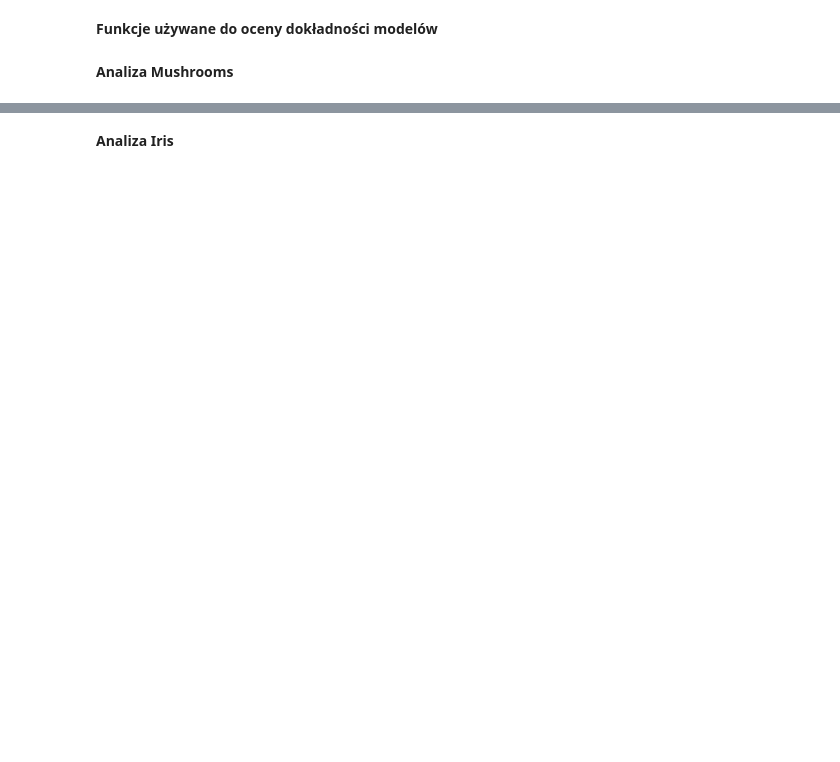
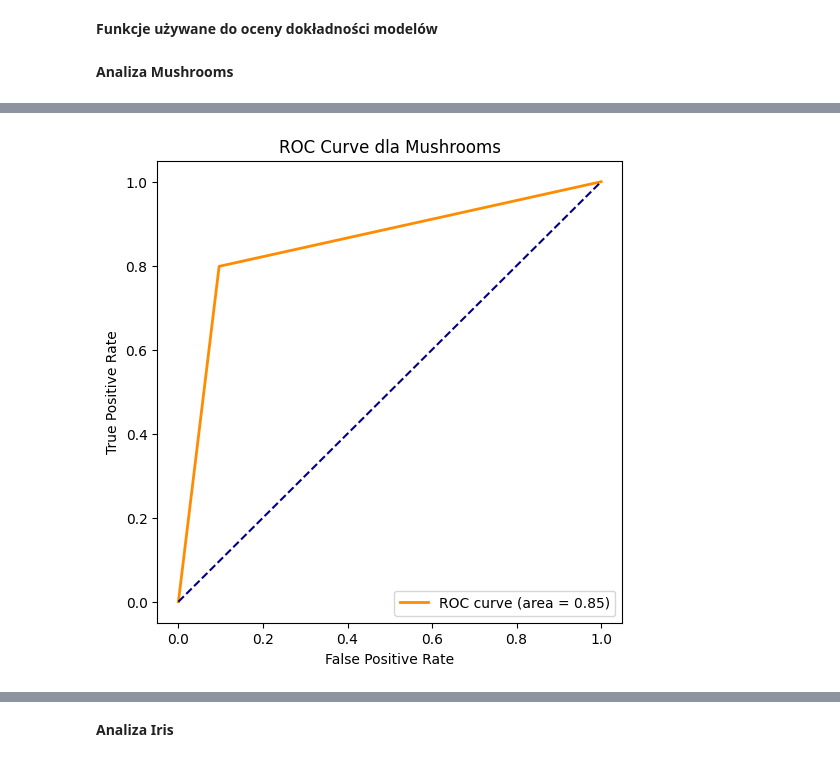
Before and after one commit to FalcO0O/Statystyka-projekt-AGH, a Jupyter notebook: statystyka1.ipynb, the cells around one changed output, grey strips where cells are left out. Saved outputs shown, nothing was run; the diff lists cells and outputs as text; code cells hidden in the pictures; blank space fills up the shorter version.

```diff
--- a/statystyka1.ipynb
+++ b/statystyka1.ipynb
@@ -416,0 +488,5 @@ plt.show()
+# %%
+# Generowanie krzywej ROC (receiver operating characteristic curve)
+mushrooms_analysis.print_ROC_curve()
+# %% [output]
+[figure, added]
```
Also changed, not shown: parts of 36 cells of this notebook.
